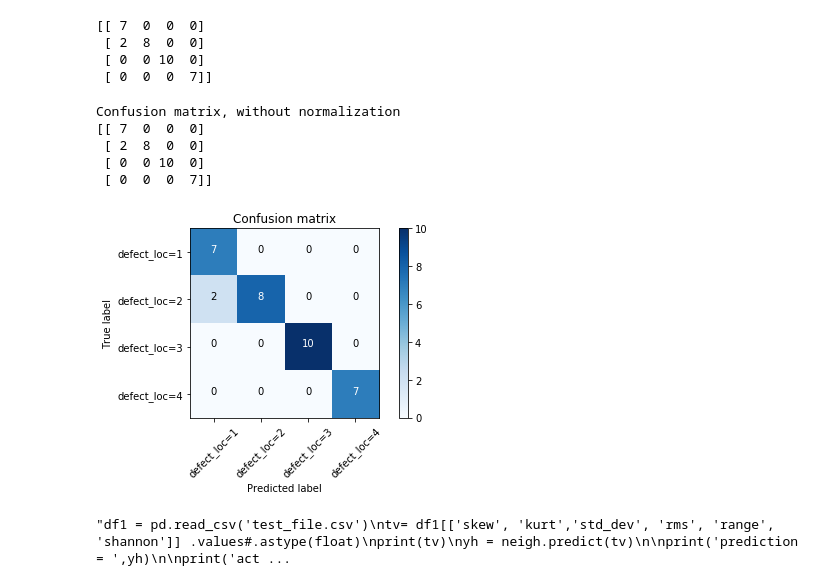
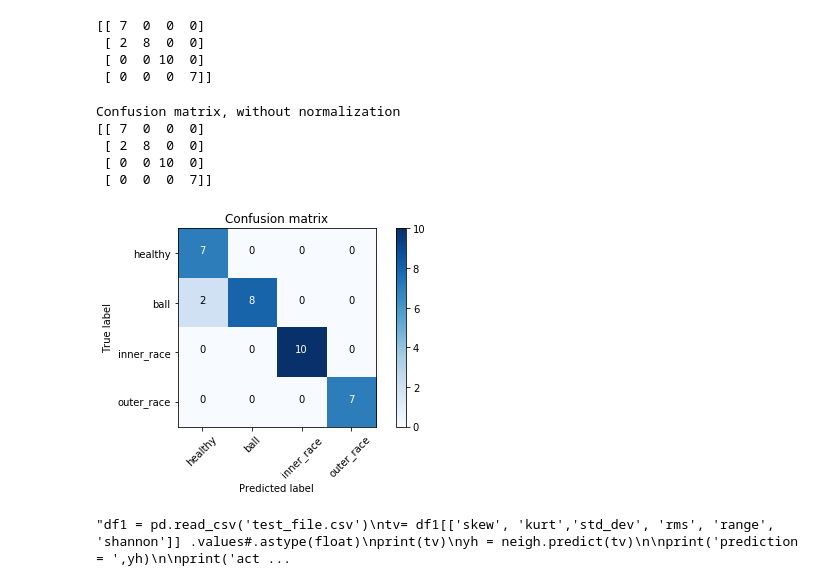
Before and after one commit to dilawari2008/bearing_fault_diagnosis_ML, a Jupyter notebook: knn.ipynb, the cells around one changed output. Saved outputs shown, nothing was run; the diff lists cells and outputs as text; code cells hidden in the pictures.

```diff
--- a/knn.ipynb
+++ b/knn.ipynb
@@ -176,19 +176,19 @@ print(confusion_matrix(y_test, yhat, labels=[1,2,3,4]))
 # %%
 # Compute confusion matrix
 cnf_matrix = confusion_matrix(y_test, yhat, labels=[1,2,3,4])
 np.set_printoptions(precision=4)
 
 
 # Plot non-normalized confusion matrix
 plt.figure()
-plot_confusion_matrix(cnf_matrix, classes=['defect_loc=1','defect_loc=2','defect_loc=3','defect_loc=4'],normalize= False,  title='Confusion matrix')
+plot_confusion_matrix(cnf_matrix, classes=['healthy','ball','inner_race','outer_race'],normalize= False,  title='Confusion matrix')
 # %% [output]
 Confusion matrix, without normalization
 [[ 7  0  0  0]
  [ 2  8  0  0]
  [ 0  0 10  0]
  [ 0  0  0  7]]
-[figure, old version]
+[figure, new version]
 # %%
 #predict a particular value
 '''df1 = pd.read_csv('test_file.csv')
```
